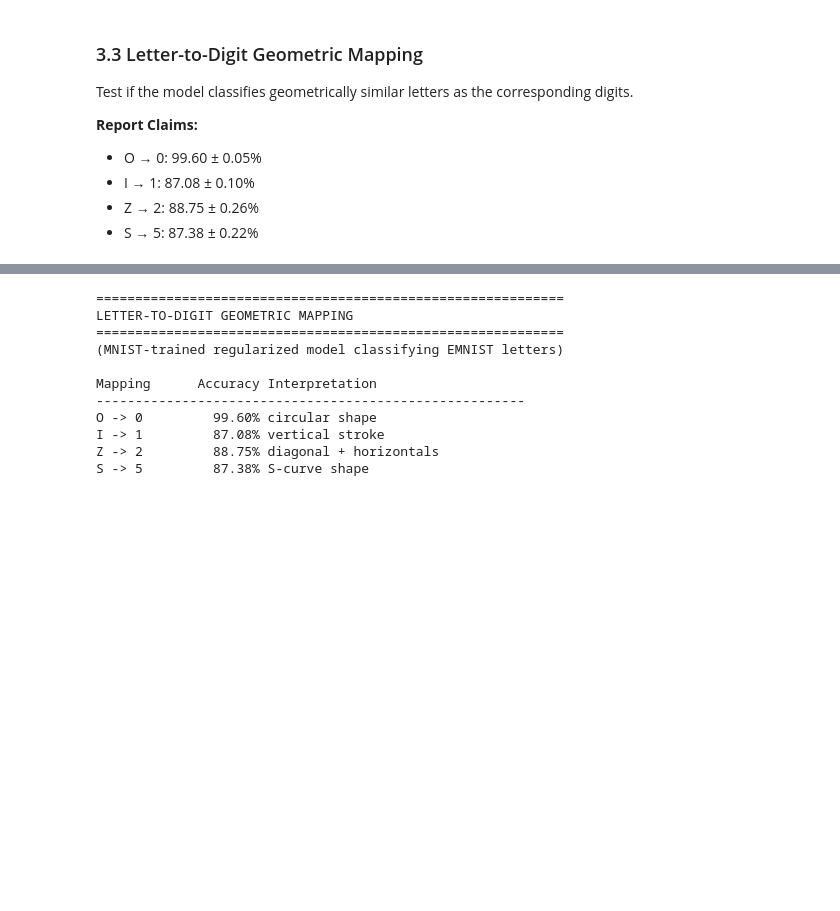
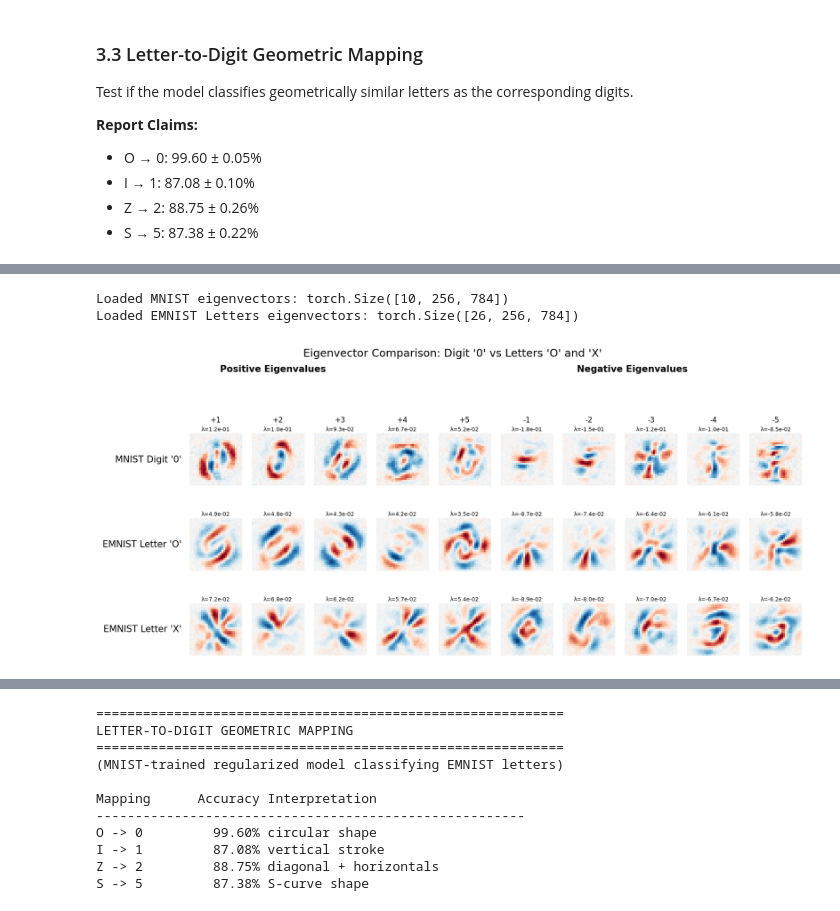
Before and after one commit to erlichon/UvA_FACT_2025, a Jupyter notebook: notebooks/03a_extension_cross_dataset_robustness.ipynb, the cells around one changed output, grey strips where cells are left out. Drawn from its saved outputs; the diff is of its cells as text; code cells hidden in the pictures; blank space fills up the shorter version.

```diff
--- a/notebooks/03a_extension_cross_dataset_robustness.ipynb
+++ b/notebooks/03a_extension_cross_dataset_robustness.ipynb
@@ -341,0 +369,46 @@ Test if the model classifies geometrically similar letters as the corresponding
+# %%
+# 3-Way Eigenvector Comparison: MNIST-0 vs EMNIST-O vs EMNIST-X
+# This visualization shows why cosine similarity fails - eigenvectors look similar across classes
+
+# Load eigenvectors if not already loaded
+from src.vision.spectral import load_checkpoint_eigenvalues
+
+# Define checkpoint paths
+mnist_ckpt_path = CHECKPOINT_DIR / "mnist_dense_full_com_seed42.pt"
+emnist_letters_ckpt_path = CHECKPOINT_DIR / "emnist_letters_regularized_seed42.pt"
+
+# Load MNIST eigenvectors
+if 'vecs_mnist' not in dir() or vecs_mnist is None:
+    if mnist_ckpt_path.exists():
+        vals_mnist, vecs_mnist = load_checkpoint_eigenvalues(str(mnist_ckpt_path))
+        print(f"Loaded MNIST eigenvectors: {vecs_mnist.shape}")
+    else:
+        vecs_mnist, vals_mnist = None, None
+        print(f"MNIST checkpoint not found: {mnist_ckpt_path}")
+
+# Load EMNIST Letters eigenvectors
+if 'vecs_emnist_letters' not in dir() or vecs_emnist_letters is None:
+    if emnist_letters_ckpt_path.exists():
+        vals_emnist_letters, vecs_emnist_letters = load_checkpoint_eigenvalues(str(emnist_letters_ckpt_path))
+        print(f"Loaded EMNIST Letters eigenvectors: {vecs_emnist_letters.shape}")
+    else:
+        vecs_emnist_letters, vals_emnist_letters = None, None
+        print(f"EMNIST Letters checkpoint not found: {emnist_letters_ckpt_path}")
+
+# Generate visualization
+if vecs_mnist is not None and vecs_emnist_letters is not None:
+    fig = plot_3way_eigenvector_comparison(
+        vecs_mnist, vals_mnist,
+        vecs_emnist_letters, vals_emnist_letters,
+        digit_class=0,
+        letter_similar_idx=14,  # O
+        letter_dissimilar_idx=23,  # X
+        n_top=5
+    )
+    plt.show()
+else:
+    print("Eigenvectors not loaded. Check checkpoint paths above.")
+# %% [output]
+Loaded MNIST eigenvectors: torch.Size([10, 256, 784])
+Loaded EMNIST Letters eigenvectors: torch.Size([26, 256, 784])
+[figure, added]
```
Also changed, not shown: parts of 18 cells of this notebook, 2 other files.
